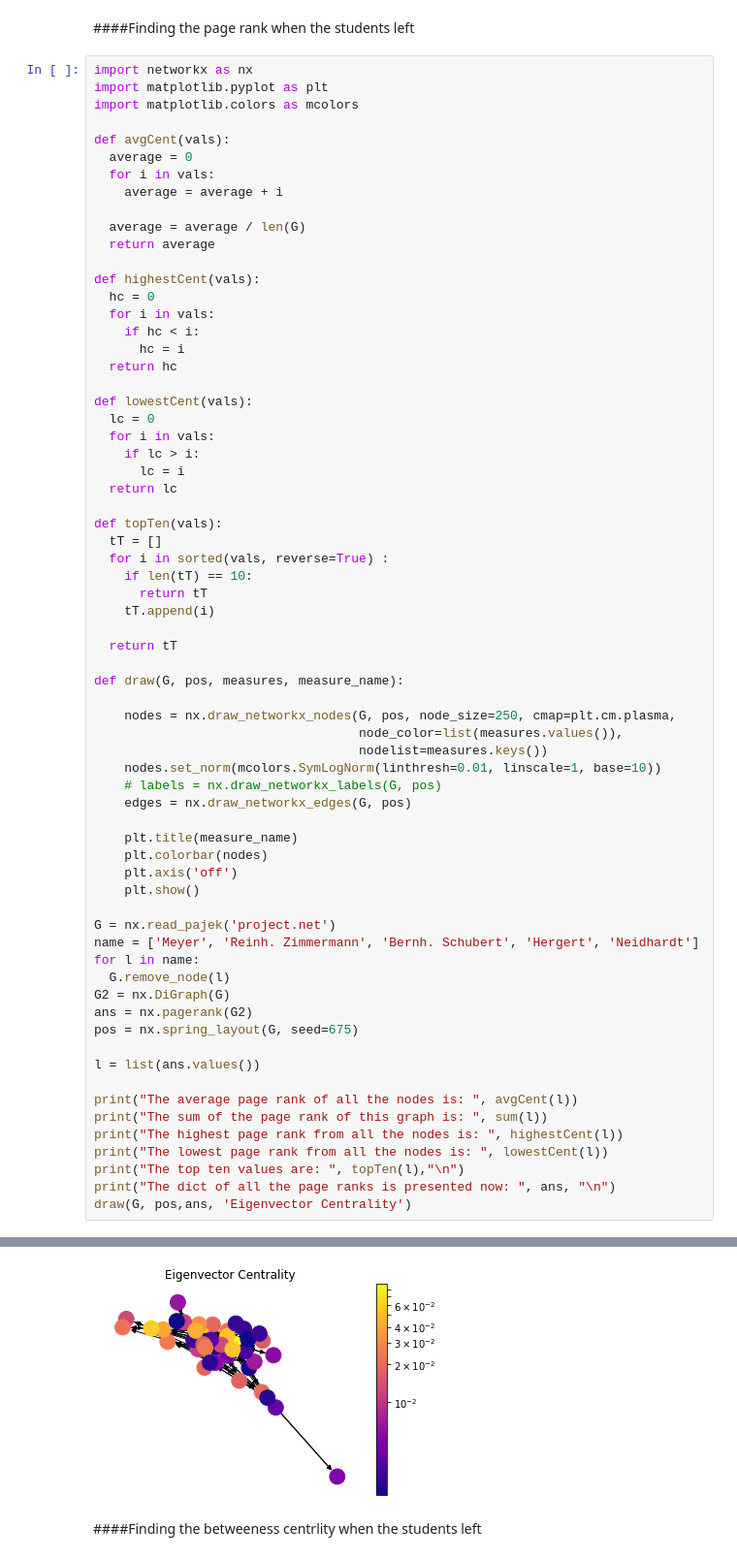
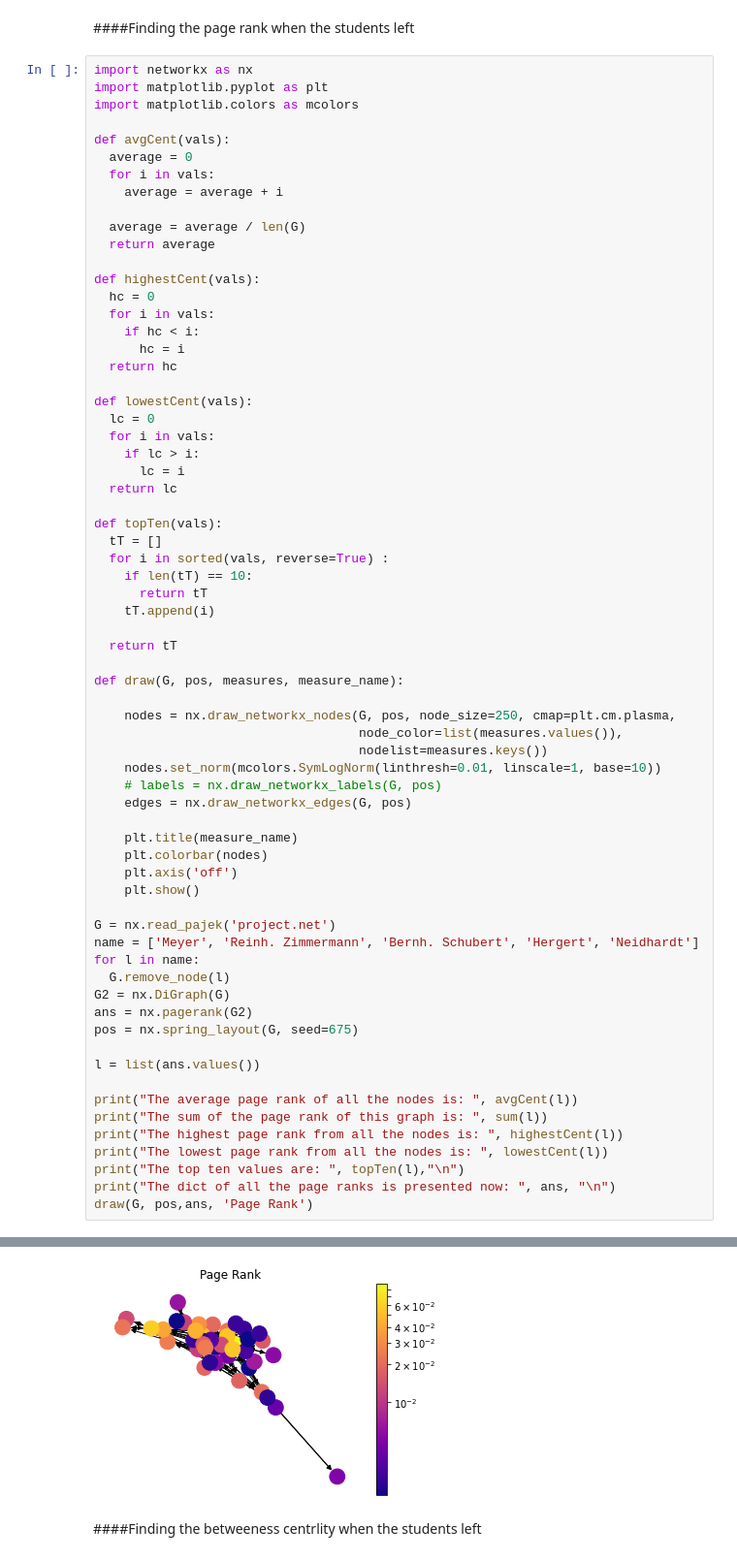
Before and after one commit to DanMint/complex_net_proj, a Jupyter notebook: Complex_net_proj.ipynb, the cells around one changed output, grey strips where cells are left out. Shown at 97% size. Cells and saved outputs as stored; diff of their text form.

```diff
--- a/Complex_net_proj.ipynb
+++ b/Complex_net_proj.ipynb
@@ -1181,35 +1181,35 @@ def draw(G, pos, measures, measure_name):
 
     plt.title(measure_name)
     plt.colorbar(nodes)
     plt.axis('off')
     plt.show()
 
 G = nx.read_pajek('project.net')
 name = ['Meyer', 'Reinh. Zimmermann', 'Bernh. Schubert', 'Hergert', 'Neidhardt']
 for l in name:
   G.remove_node(l)
 G2 = nx.DiGraph(G)
 ans = nx.pagerank(G2)
 pos = nx.spring_layout(G, seed=675)
 
 l = list(ans.values())
 
 print("The average page rank of all the nodes is: ", avgCent(l))
 print("The sum of the page rank of this graph is: ", sum(l))
 print("The highest page rank from all the nodes is: ", highestCent(l))
 print("The lowest page rank from all the nodes is: ", lowestCent(l))
 print("The top ten values are: ", topTen(l),"\n")
 print("The dict of all the page ranks is presented now: ", ans, "\n")
-draw(G, pos,ans, 'Eigenvector Centrality')
+draw(G, pos,ans, 'Page Rank')
 # %% [output]
 The average page rank of all the nodes is:  0.021276595744680844
 The sum of the page rank of this graph is:  0.9999999999999997
 The highest page rank from all the nodes is:  0.0882917891198591
 The lowest page rank from all the nodes is:  0
 The top ten values are:  [0.0882917891198591, 0.08605424991381669, 0.05927696213989678, 0.05544858984092003, 0.053862918862932936, 0.053532565664873126, 0.051102231410459525, 0.04483615707515707, 0.03 ...
 
 The dict of all the page ranks is presented now:  {'Schlegel': 0.051102231410459525, 'Albert Hager': 0.01977303860777886, 'Böger': 0.007633517008451886, 'Meier': 0.030735328829136453, 'Meinhold': 0.05 ...
-[figure, old version]
+[figure, new version]
 # %% [markdown]
 ####Finding the betweeness centrlity when the students left
 # %%
```
Also changed, not shown: parts of 32 cells of this notebook.
